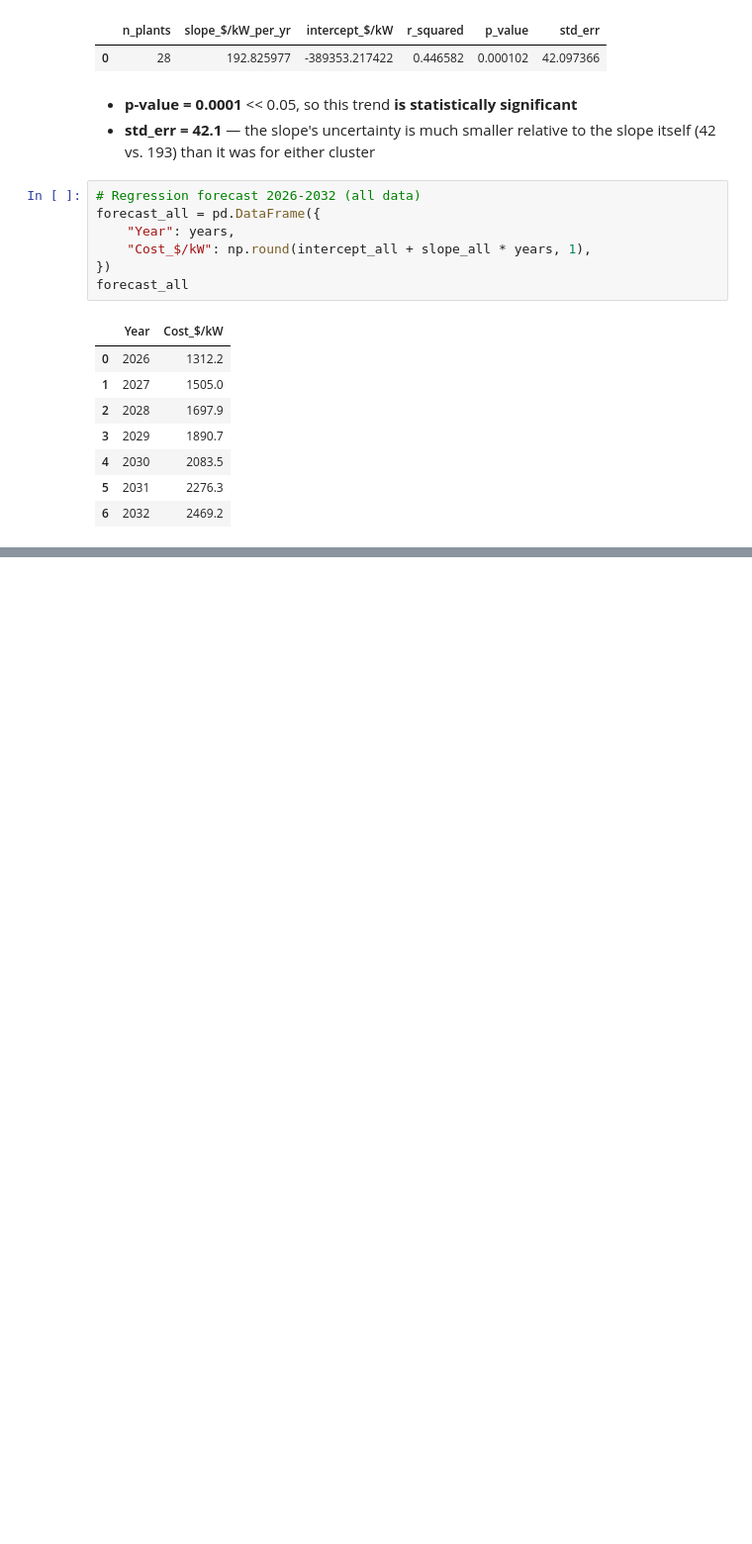
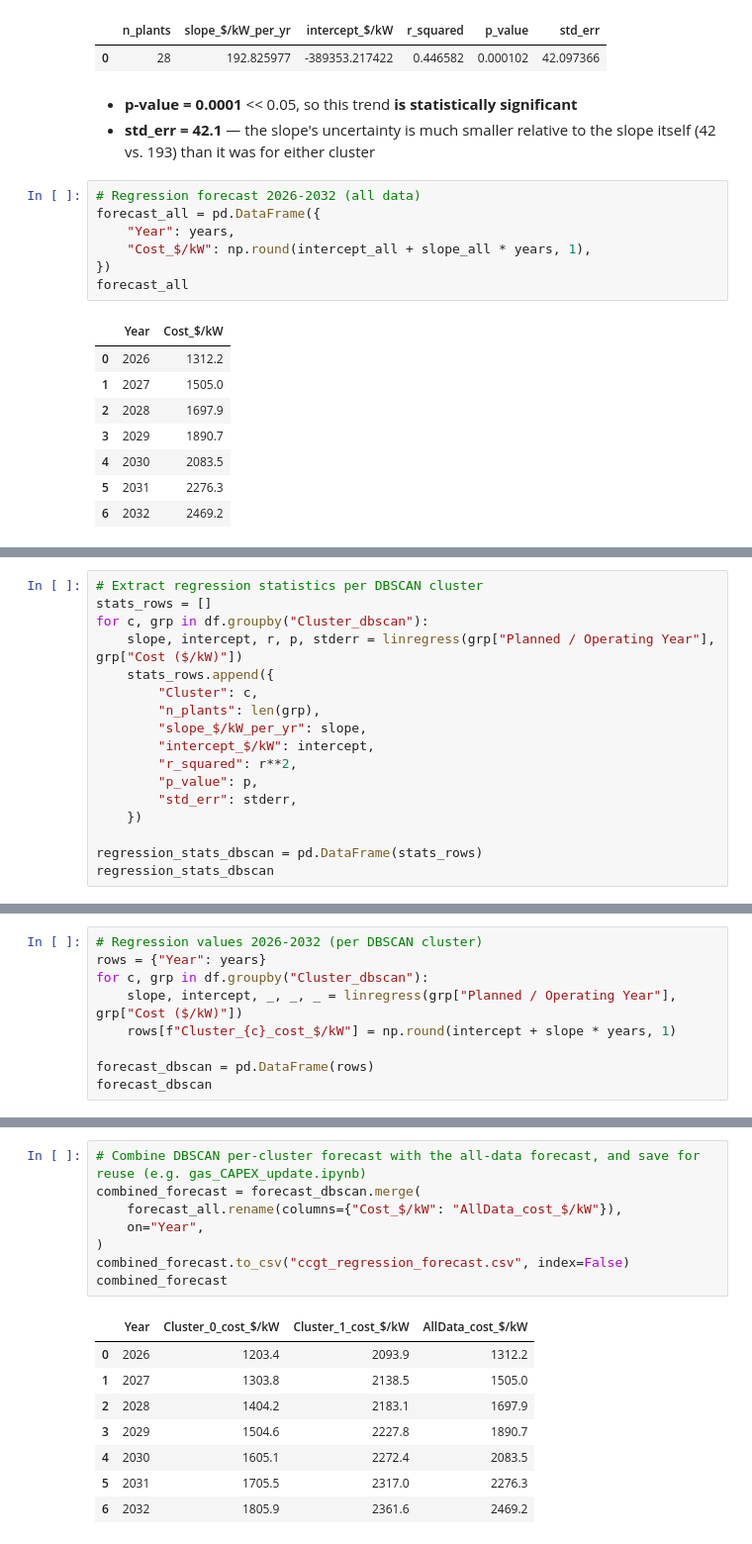
Before and after one commit to RMI/ReEDS-CEPM, a Jupyter notebook: preprocessing/gas_capex_forecast/CCGT_gas_capex.ipynb, the cells around one changed output, grey strips where cells are left out. Shown at 99% size. Saved outputs shown, nothing was run; the diff lists cells and outputs as text; blank space fills up the shorter version.

```diff
--- a/preprocessing/gas_capex_forecast/CCGT_gas_capex.ipynb
+++ b/preprocessing/gas_capex_forecast/CCGT_gas_capex.ipynb
@@ -275,0 +296,17 @@ combined_forecast
+# %%
+# Extract regression statistics per DBSCAN cluster
+stats_rows = []
+for c, grp in df.groupby("Cluster_dbscan"):
+    slope, intercept, r, p, stderr = linregress(grp["Planned / Operating Year"], grp["Cost ($/kW)"])
+    stats_rows.append({
+        "Cluster": c,
+        "n_plants": len(grp),
+        "slope_$/kW_per_yr": slope,
+        "intercept_$/kW": intercept,
+        "r_squared": r**2,
+        "p_value": p,
+        "std_err": stderr,
+    })
+
+regression_stats_dbscan = pd.DataFrame(stats_rows)
+regression_stats_dbscan
@@ -275,0 +326,9 @@ combined_forecast
+# %%
+# Regression values 2026-2032 (per DBSCAN cluster)
+rows = {"Year": years}
+for c, grp in df.groupby("Cluster_dbscan"):
+    slope, intercept, _, _, _ = linregress(grp["Planned / Operating Year"], grp["Cost ($/kW)"])
+    rows[f"Cluster_{c}_cost_$/kW"] = np.round(intercept + slope * years, 1)
+
+forecast_dbscan = pd.DataFrame(rows)
+forecast_dbscan
@@ -275,0 +344,17 @@ combined_forecast
+# %%
+# Combine DBSCAN per-cluster forecast with the all-data forecast, and save for reuse (e.g. gas_CAPEX_update.ipynb)
+combined_forecast = forecast_dbscan.merge(
+    forecast_all.rename(columns={"Cost_$/kW": "AllData_cost_$/kW"}),
+    on="Year",
+)
+combined_forecast.to_csv("ccgt_regression_forecast.csv", index=False)
+combined_forecast
+# %% [output]
+|  | Year | Cluster_0_cost_$/kW | Cluster_1_cost_$/kW | AllData_cost_$/kW |
+| 0 | 2026 | 1203.4 | 2093.9 | 1312.2 |
+| 1 | 2027 | 1303.8 | 2138.5 | 1505.0 |
+| 2 | 2028 | 1404.2 | 2183.1 | 1697.9 |
+| 3 | 2029 | 1504.6 | 2227.8 | 1890.7 |
+| 4 | 2030 | 1605.1 | 2272.4 | 2083.5 |
+| 5 | 2031 | 1705.5 | 2317.0 | 2276.3 |
+| 6 | 2032 | 1805.9 | 2361.6 | 2469.2 |
```
Also changed, not shown: parts of 12 cells of this notebook, 5 other files.
